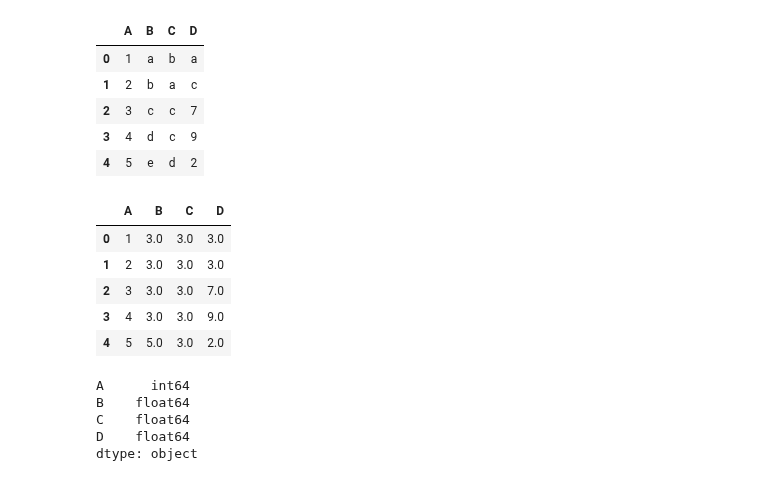
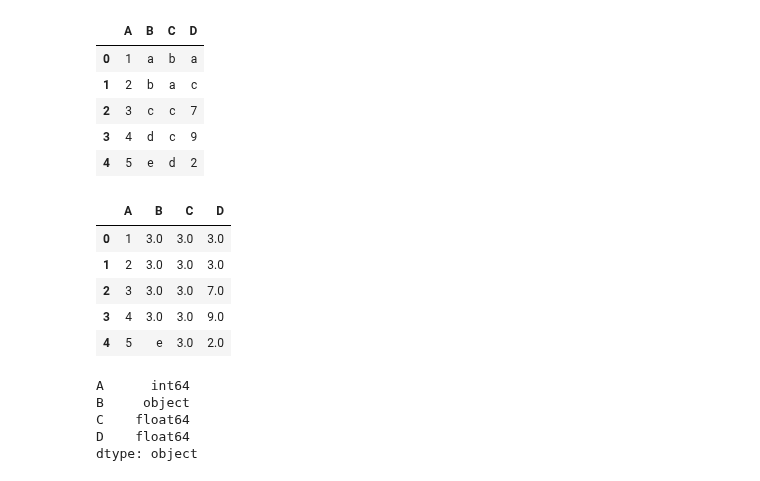
Before and after one commit to Undersk0re/machine-learning-course, a Jupyter notebook: python/Lez10/10.1NAN_NULL.ipynb, the cells around one changed output. Cells and saved outputs as stored; diff of their text form; code cells hidden in the pictures.

```diff
--- a/python/Lez10/10.1NAN_NULL.ipynb
+++ b/python/Lez10/10.1NAN_NULL.ipynb
@@ -431,20 +431,20 @@ df1
 # %%
 my_settings1 = {'a':df1['A'].mean(), 'b':df1['A'].mean(), 'c':df1['A'].mean(), 'd':df1['A'].mean(), 'e':5}
 
-df1 = df1.applymap(lambda x: my_settings1.get(x) if x in my_settings else x)
+df1 = df1.map(lambda x: my_settings1.get(x) if x in my_settings else x)
 df1
 # %% [output]
 |  | A | B | C | D |
 | 0 | 1 | 3.0 | 3.0 | 3.0 |
 | 1 | 2 | 3.0 | 3.0 | 3.0 |
 | 2 | 3 | 3.0 | 3.0 | 7.0 |
 | 3 | 4 | 3.0 | 3.0 | 9.0 |
-| 4 | 5 | 5.0 | 3.0 | 2.0 |
+| 4 | 5 | e | 3.0 | 2.0 |
 # %%
 df1.dtypes
 # %% [output]
 A      int64
-B    float64
+B     object
 C    float64
 D    float64
 dtype: object
```
Also changed, not shown: parts of 11 cells of this notebook, 6 other files.
